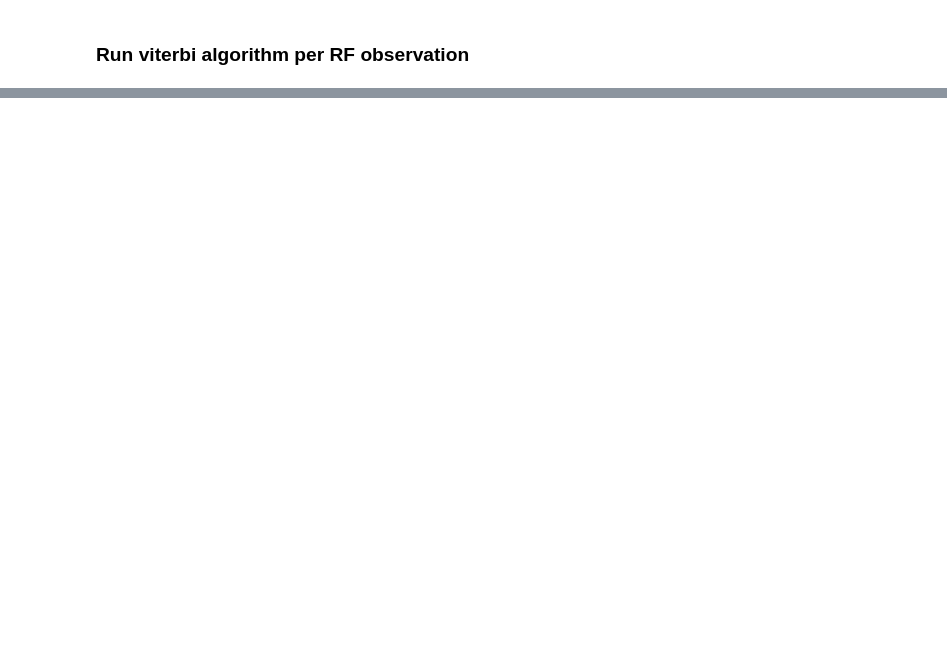
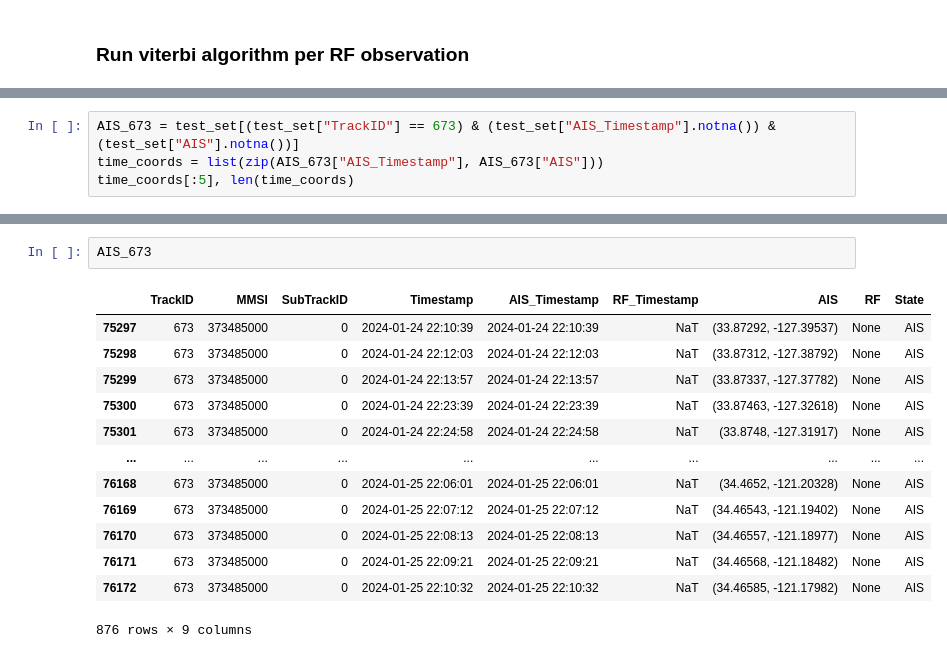
Before and after one commit to grimmmbo/AIS_RF_matching, a Jupyter notebook: notebooks/PHMM.ipynb, the cells around one changed output, grey strips where cells are left out. Cells and saved outputs as stored; diff of their text form; blank space fills up the shorter version.

```diff
--- a/notebooks/PHMM.ipynb
+++ b/notebooks/PHMM.ipynb
@@ -122,0 +318,4 @@ best_matches.head(5)
+# %%
+AIS_673 = test_set[(test_set["TrackID"] == 673) & (test_set["AIS_Timestamp"].notna()) &(test_set["AIS"].notna())]
+time_coords = list(zip(AIS_673["AIS_Timestamp"], AIS_673["AIS"]))
+time_coords[:5], len(time_coords)
@@ -122,0 +364,16 @@ best_matches.head(5)
+# %%
+AIS_673
+# %% [output]
+|  | TrackID | MMSI | SubTrackID | Timestamp | AIS_Timestamp | RF_Timestamp | AIS | RF | State |
+| 75297 | 673 | 373485000 | 0 | 2024-01-24 22:10:39 | 2024-01-24 22:10:39 | NaT | (33.87292, -127.39537) | None | AIS |
+| 75298 | 673 | 373485000 | 0 | 2024-01-24 22:12:03 | 2024-01-24 22:12:03 | NaT | (33.87312, -127.38792) | None | AIS |
+| 75299 | 673 | 373485000 | 0 | 2024-01-24 22:13:57 | 2024-01-24 22:13:57 | NaT | (33.87337, -127.37782) | None | AIS |
+| 75300 | 673 | 373485000 | 0 | 2024-01-24 22:23:39 | 2024-01-24 22:23:39 | NaT | (33.87463, -127.32618) | None | AIS |
+| 75301 | 673 | 373485000 | 0 | 2024-01-24 22:24:58 | 2024-01-24 22:24:58 | NaT | (33.8748, -127.31917) | None | AIS |
+| ... | ... | ... | ... | ... | ... | ... | ... | ... | ... |
+| 76168 | 673 | 373485000 | 0 | 2024-01-25 22:06:01 | 2024-01-25 22:06:01 | NaT | (34.4652, -121.20328) | None | AIS |
+| 76169 | 673 | 373485000 | 0 | 2024-01-25 22:07:12 | 2024-01-25 22:07:12 | NaT | (34.46543, -121.19402) | None | AIS |
+| 76170 | 673 | 373485000 | 0 | 2024-01-25 22:08:13 | 2024-01-25 22:08:13 | NaT | (34.46557, -121.18977) | None | AIS |
+| 76171 | 673 | 373485000 | 0 | 2024-01-25 22:09:21 | 2024-01-25 22:09:21 | NaT | (34.46568, -121.18482) | None | AIS |
+| 76172 | 673 | 373485000 | 0 | 2024-01-25 22:10:32 | 2024-01-25 22:10:32 | NaT | (34.46585, -121.17982) | None | AIS |
+876 rows × 9 columns
```
Also changed, not shown: parts of 29 cells of this notebook, 16 other files.
